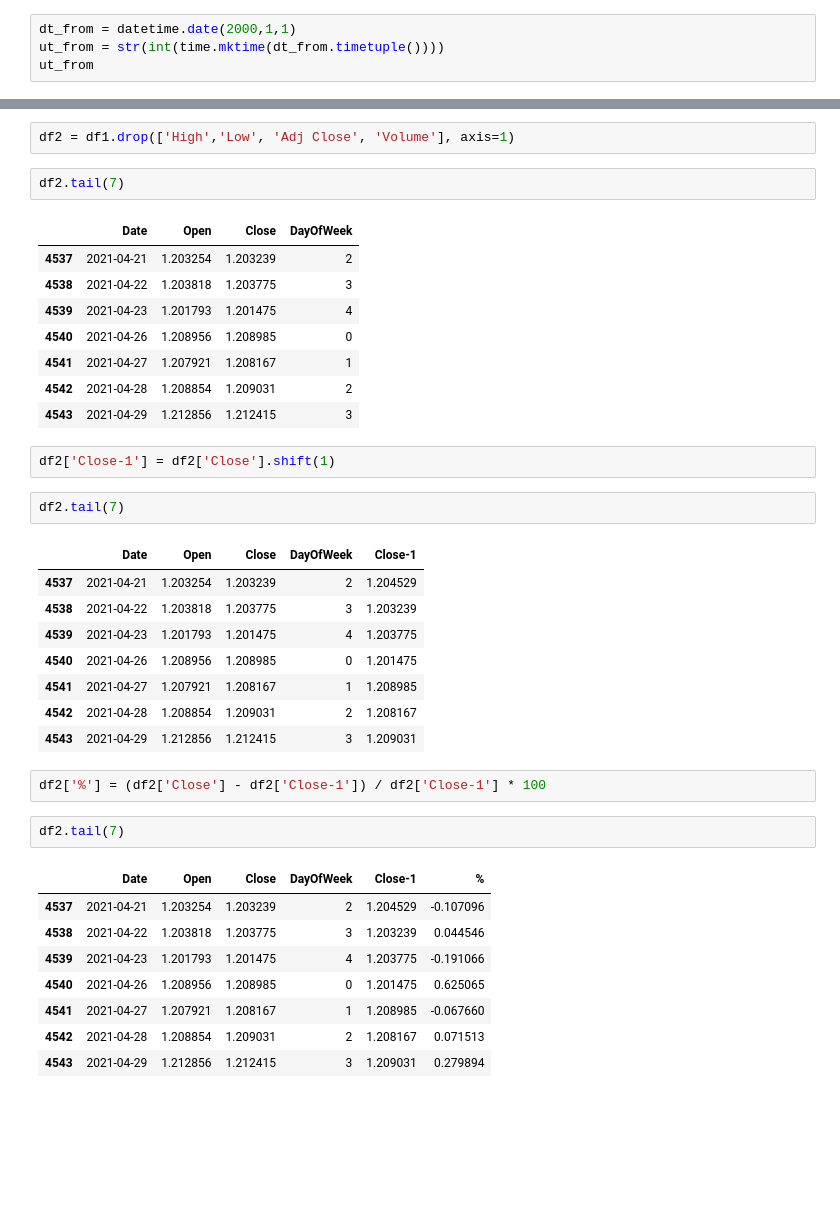
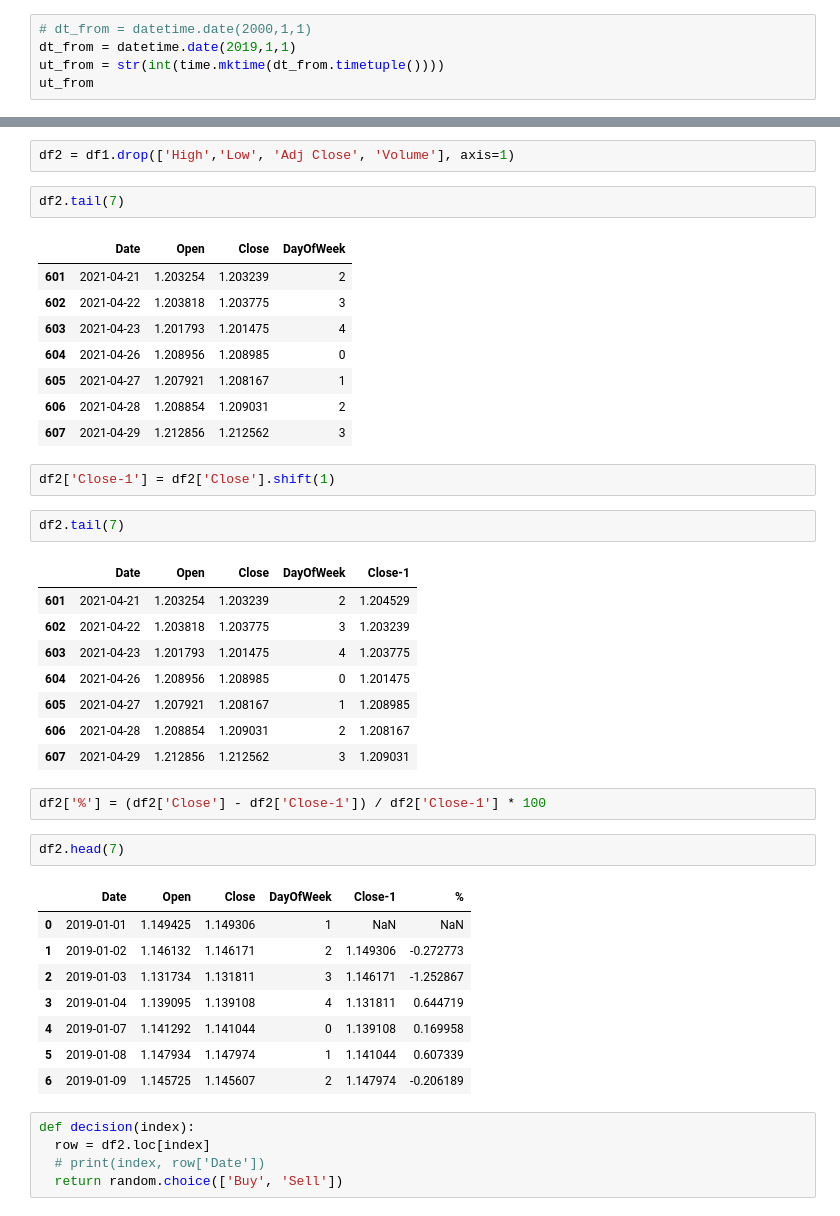
Before and after one commit to v5v5/trading, a Jupyter notebook: trade_strategy.ipynb, the cells around one changed output, grey strips where cells are left out. Cells and saved outputs as stored; diff of their text form; blank space fills up the shorter version.

```diff
--- a/trade_strategy.ipynb
+++ b/trade_strategy.ipynb
@@ -13,5 +14,6 @@ import time
 # %%
-dt_from = datetime.date(2000,1,1)
+# dt_from = datetime.date(2000,1,1)
+dt_from = datetime.date(2019,1,1)
 ut_from = str(int(time.mktime(dt_from.timetuple())))
 ut_from
 # %% [output]
@@ -83,36 +85,41 @@ df2 = df1.drop(['High','Low', 'Adj Close', 'Volume'], axis=1)
 df2.tail(7)
 # %% [output]
 |  | Date | Open | Close | DayOfWeek |
-| 4537 | 2021-04-21 | 1.203254 | 1.203239 | 2 |
-| 4538 | 2021-04-22 | 1.203818 | 1.203775 | 3 |
-| 4539 | 2021-04-23 | 1.201793 | 1.201475 | 4 |
-| 4540 | 2021-04-26 | 1.208956 | 1.208985 | 0 |
-| 4541 | 2021-04-27 | 1.207921 | 1.208167 | 1 |
-| 4542 | 2021-04-28 | 1.208854 | 1.209031 | 2 |
-| 4543 | 2021-04-29 | 1.212856 | 1.212415 | 3 |
+| 601 | 2021-04-21 | 1.203254 | 1.203239 | 2 |
+| 602 | 2021-04-22 | 1.203818 | 1.203775 | 3 |
+| 603 | 2021-04-23 | 1.201793 | 1.201475 | 4 |
+| 604 | 2021-04-26 | 1.208956 | 1.208985 | 0 |
+| 605 | 2021-04-27 | 1.207921 | 1.208167 | 1 |
+| 606 | 2021-04-28 | 1.208854 | 1.209031 | 2 |
+| 607 | 2021-04-29 | 1.212856 | 1.212562 | 3 |
 # %%
 df2['Close-1'] = df2['Close'].shift(1)
 # %%
 df2.tail(7)
 # %% [output]
 |  | Date | Open | Close | DayOfWeek | Close-1 |
-| 4537 | 2021-04-21 | 1.203254 | 1.203239 | 2 | 1.204529 |
-| 4538 | 2021-04-22 | 1.203818 | 1.203775 | 3 | 1.203239 |
-| 4539 | 2021-04-23 | 1.201793 | 1.201475 | 4 | 1.203775 |
-| 4540 | 2021-04-26 | 1.208956 | 1.208985 | 0 | 1.201475 |
-| 4541 | 2021-04-27 | 1.207921 | 1.208167 | 1 | 1.208985 |
-| 4542 | 2021-04-28 | 1.208854 | 1.209031 | 2 | 1.208167 |
-| 4543 | 2021-04-29 | 1.212856 | 1.212415 | 3 | 1.209031 |
+| 601 | 2021-04-21 | 1.203254 | 1.203239 | 2 | 1.204529 |
+| 602 | 2021-04-22 | 1.203818 | 1.203775 | 3 | 1.203239 |
+| 603 | 2021-04-23 | 1.201793 | 1.201475 | 4 | 1.203775 |
+| 604 | 2021-04-26 | 1.208956 | 1.208985 | 0 | 1.201475 |
+| 605 | 2021-04-27 | 1.207921 | 1.208167 | 1 | 1.208985 |
+| 606 | 2021-04-28 | 1.208854 | 1.209031 | 2 | 1.208167 |
+| 607 | 2021-04-29 | 1.212856 | 1.212562 | 3 | 1.209031 |
 # %%
 df2['%'] = (df2['Close'] - df2['Close-1']) / df2['Close-1'] * 100
 # %%
-df2.tail(7)
+df2.head(7)
 # %% [output]
 |  | Date | Open | Close | DayOfWeek | Close-1 | % |
-| 4537 | 2021-04-21 | 1.203254 | 1.203239 | 2 | 1.204529 | -0.107096 |
-| 4538 | 2021-04-22 | 1.203818 | 1.203775 | 3 | 1.203239 | 0.044546 |
-| 4539 | 2021-04-23 | 1.201793 | 1.201475 | 4 | 1.203775 | -0.191066 |
-| 4540 | 2021-04-26 | 1.208956 | 1.208985 | 0 | 1.201475 | 0.625065 |
-| 4541 | 2021-04-27 | 1.207921 | 1.208167 | 1 | 1.208985 | -0.067660 |
-| 4542 | 2021-04-28 | 1.208854 | 1.209031 | 2 | 1.208167 | 0.071513 |
-| 4543 | 2021-04-29 | 1.212856 | 1.212415 | 3 | 1.209031 | 0.279894 |
+| 0 | 2019-01-01 | 1.149425 | 1.149306 | 1 | NaN | NaN |
+| 1 | 2019-01-02 | 1.146132 | 1.146171 | 2 | 1.149306 | -0.272773 |
+| 2 | 2019-01-03 | 1.131734 | 1.131811 | 3 | 1.146171 | -1.252867 |
+| 3 | 2019-01-04 | 1.139095 | 1.139108 | 4 | 1.131811 | 0.644719 |
+| 4 | 2019-01-07 | 1.141292 | 1.141044 | 0 | 1.139108 | 0.169958 |
+| 5 | 2019-01-08 | 1.147934 | 1.147974 | 1 | 1.141044 | 0.607339 |
+| 6 | 2019-01-09 | 1.145725 | 1.145607 | 2 | 1.147974 | -0.206189 |
+# %%
+def decision(index):
+  row = df2.loc[index]
+  # print(index, row['Date'])
+  return random.choice(['Buy', 'Sell'])
```
Also changed, not shown: parts of 7 cells of this notebook.
